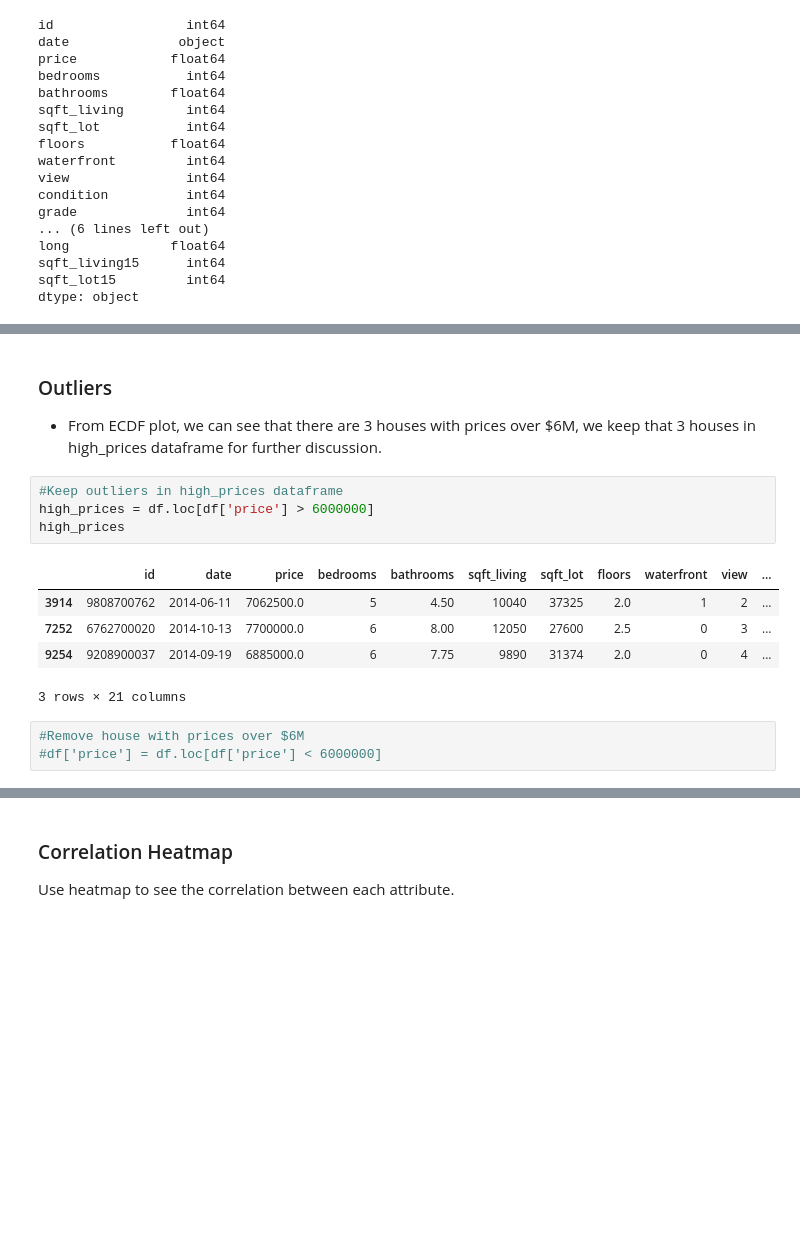
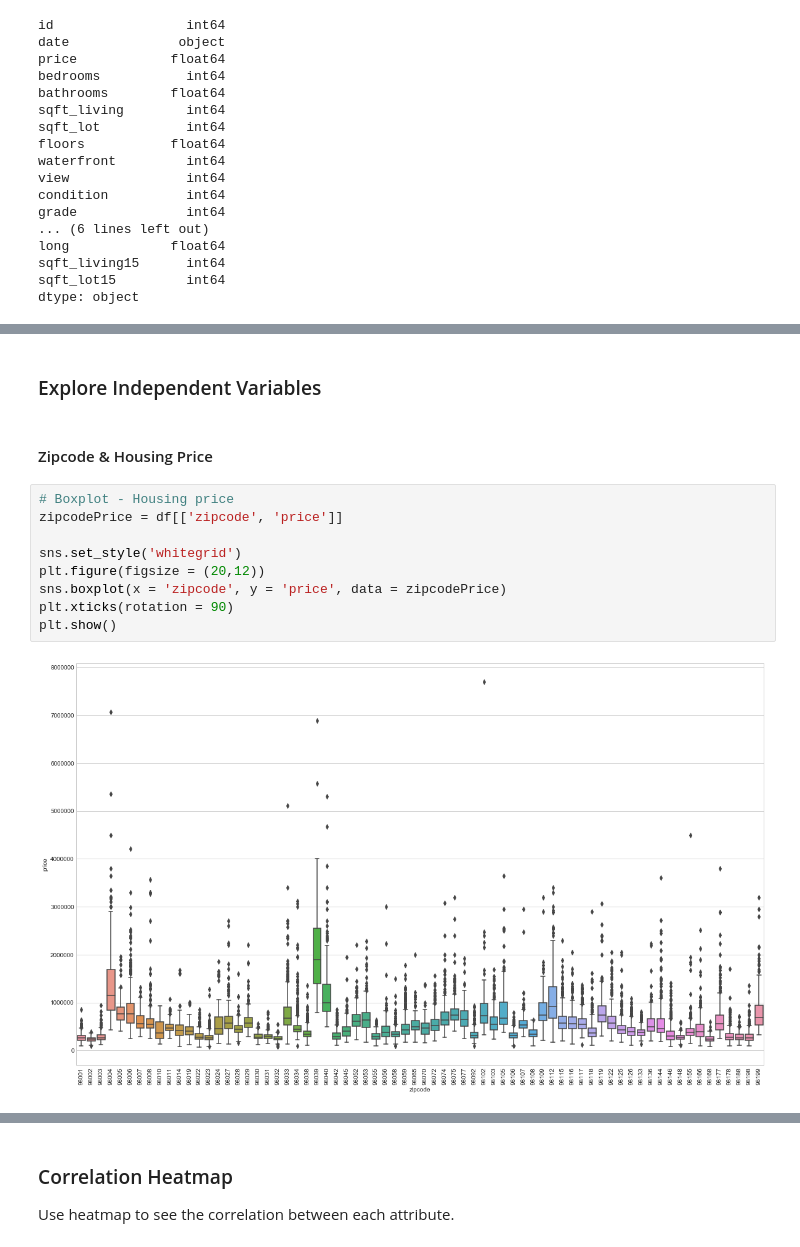
Before and after one commit to lianneYL/DataScience, a Jupyter notebook: Capstone_Project1/My_Project_Notebook.ipynb, the cells around one changed output, grey strips where cells are left out. Drawn from its saved outputs; the diff is of its cells as text; blank space fills up the shorter version.

```diff
--- a/Capstone_Project1/My_Project_Notebook.ipynb
+++ b/Capstone_Project1/My_Project_Notebook.ipynb
@@ -92,19 +93,18 @@ ecdf(historical_price)
          7700000.]),
  array([  4.62684495e-05,   9.25368991e-05,   1.38805349e-04, ...,
           9.99907463e-01,   9.99953732e-01,   1.00000000e+00]))
-# %% [markdown]
-### Outliers
-- From ECDF plot, we can see that there are 3 houses with prices over $6M, we keep that 3 houses in high_prices dataframe for further discussion.
-# %%
-#Keep outliers in high_prices dataframe
-high_prices = df.loc[df['price'] > 6000000]
-high_prices
-# %% [output]
-|  | id | date | price | bedrooms | bathrooms | sqft_living | sqft_lot | floors | waterfront | view | ... |
-| 3914 | 9808700762 | 2014-06-11 | 7062500.0 | 5 | 4.50 | 10040 | 37325 | 2.0 | 1 | 2 | ... |
-| 7252 | 6762700020 | 2014-10-13 | 7700000.0 | 6 | 8.00 | 12050 | 27600 | 2.5 | 0 | 3 | ... |
-| 9254 | 9208900037 | 2014-09-19 | 6885000.0 | 6 | 7.75 | 9890 | 31374 | 2.0 | 0 | 4 | ... |
-3 rows × 21 columns
-# %%
-#Remove house with prices over $6M
-#df['price'] = df.loc[df['price'] < 6000000]
+# %% [markdown]
+### Explore Independent Variables
+# %% [markdown]
+#### Zipcode & Housing Price
+# %%
+# Boxplot - Housing price
+zipcodePrice = df[['zipcode', 'price']]
+
+sns.set_style('whitegrid')
+plt.figure(figsize = (20,12))
+sns.boxplot(x = 'zipcode', y = 'price', data = zipcodePrice)
+plt.xticks(rotation = 90)
+plt.show()
+# %% [output]
+[figure, added]
```
Also changed, not shown: parts of 30 cells of this notebook.
